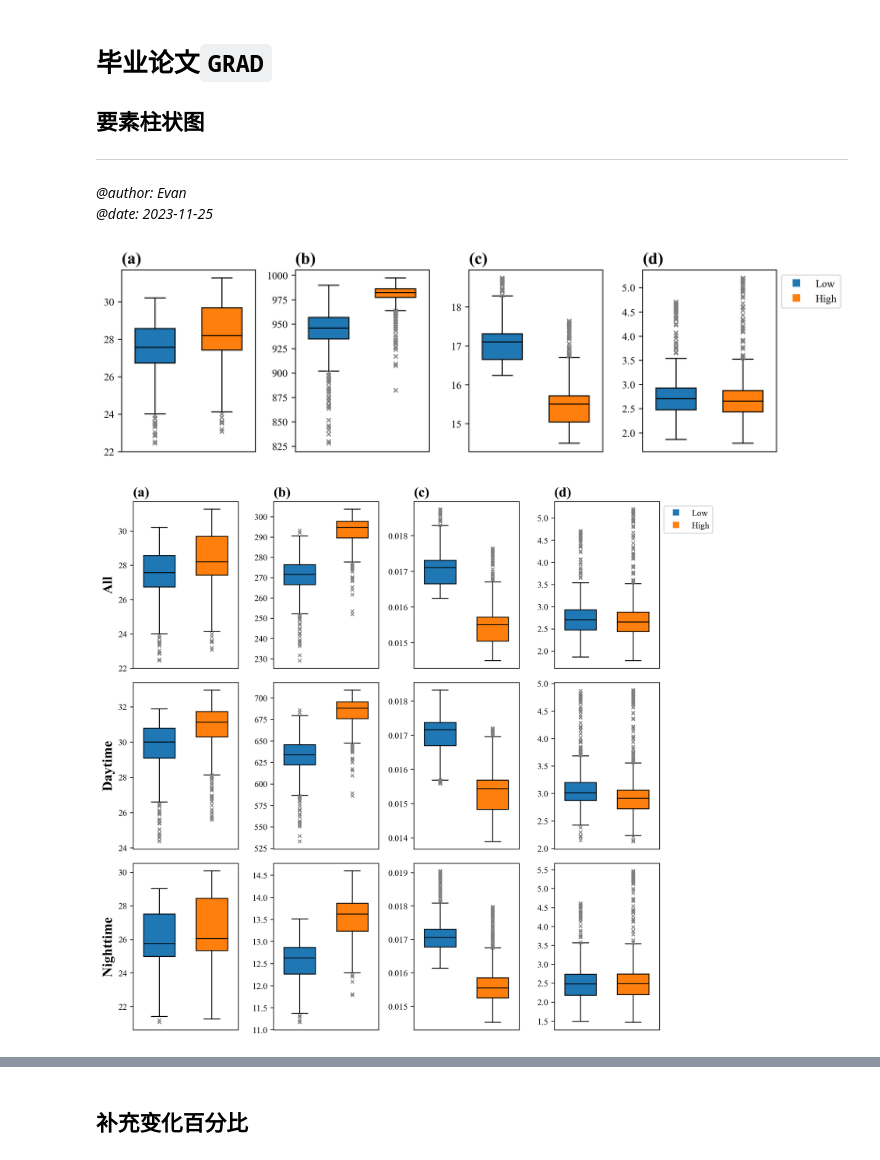
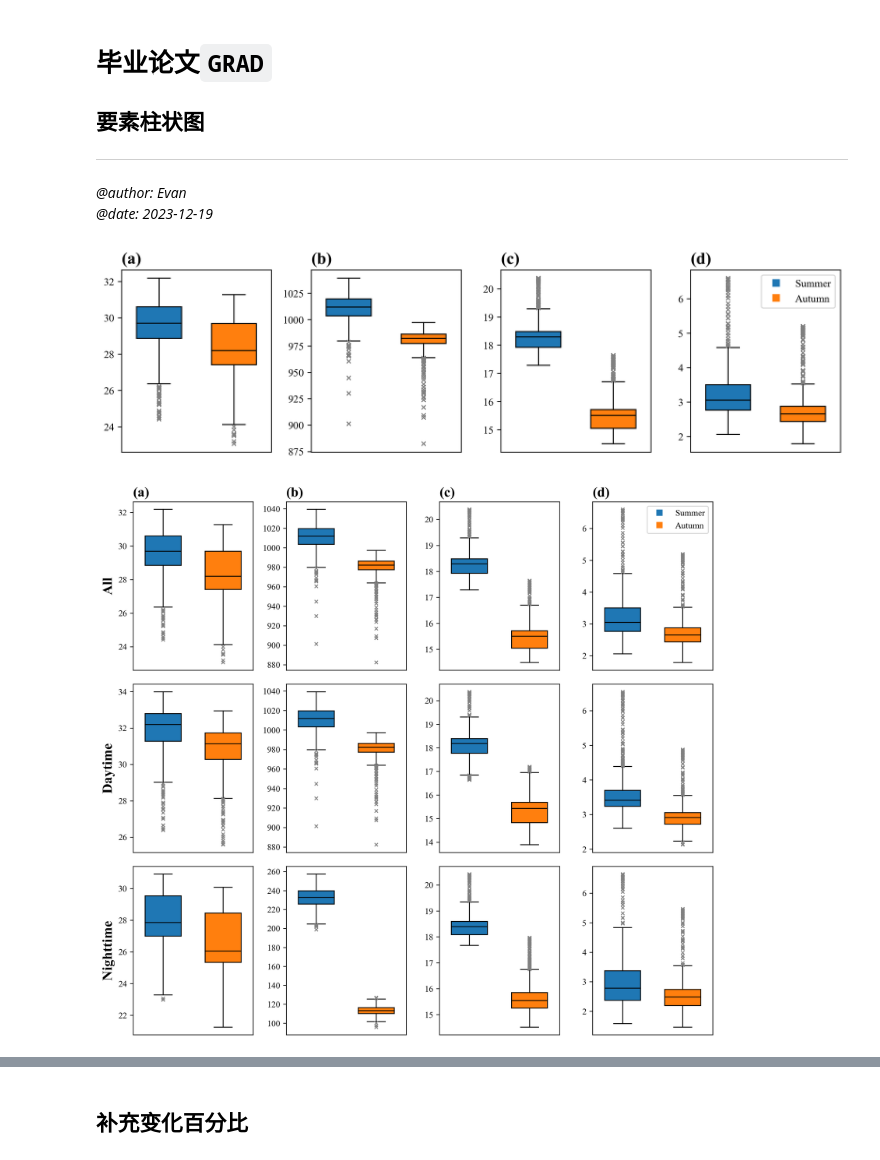
Before and after one commit to Iphisxu/MasterGRAD-Seasonally, a Jupyter notebook: scripts/Ground/Plot_box/batch.ipynb, the cells around one changed output, grey strips where cells are left out. Drawn from its saved outputs; the diff is of its cells as text; code cells hidden in the pictures.

```diff
--- a/scripts/Ground/Plot_box/batch.ipynb
+++ b/scripts/Ground/Plot_box/batch.ipynb
@@ -4,7 +4,7 @@
 
 ---
 *@author: Evan*\
-*@date: 2023-11-25*
+*@date: 2023-12-19*
 # %%
 import os
 import numpy as np
@@ -114,26 +115,24 @@ def prepare_boxdata_period(var, years, month, shp_file, period, inputdir=None):
 # %%
 vars = ['SFC_TMP','SOL_RAD','QV','WSPD10',]
 
-low_years = np.array([2016,2015,2014])
-high_years = np.array([2022,2021,2019])
-month = "Sep"
+years = np.array([2022,2021,2019])
 
 shp_file = shp_files['PRD_adm']
 
-low_data = {}
-high_data = {}
+summer = {}
+autumn = {}
 
 # 全天平均
-for var in vars:
-    low_data[var]  = prepare_boxdata(var, low_years, month, shp_file)
-    high_data[var] = prepare_boxdata(var, high_years, month, shp_file)
+for var in tqdm(vars,desc='Daily Average'):
+    summer[var] = prepare_boxdata(var, years, 'Jul', shp_file)
+    autumn[var] = prepare_boxdata(var, years, 'Sep', shp_file)
 
 # 日夜平均
 periods = ['day','night']
 for period in periods:
-    for var in vars:
-        low_data[f'{var}_{period}']  = prepare_boxdata_period(var, low_years, month, shp_file, period=period)
-        high_data[f'{var}_{period}'] = prepare_boxdata_period(var, high_years, month, shp_file, period=period)
+    for var in tqdm(vars,desc=f'{period}time average'):
+        summer[f'{var}_{period}'] = prepare_boxdata_period(var, years, 'Jul', shp_file, period=period)
+        autumn[f'{var}_{period}'] = prepare_boxdata_period(var, years, 'Sep', shp_file, period=period)
 # %%
 # Plot settings
 medianprop = {'linestyle': '-', 'color': 'black'}
@@ -145,7 +144,7 @@ fig, ax = plt.subplots(1, len(vars), figsize=(10, 3), dpi=300)
 
 # Iterate over variables
 for i, variable in enumerate(vars):
-    box_data = [low_data[variable], high_data[variable]]
+    box_data = [summer[variable], autumn[variable]]
 
     # Create boxplot
     box = ax[i].boxplot(box_data, patch_artist=True, widths=0.6,
@@ -162,7 +161,7 @@ for i, variable in enumerate(vars):
 
 # Create legend handles and labels
 legend_handles = [plt.Line2D([0], [0], marker='s', color='w', markerfacecolor=color, markersize=8) for color in ['tab:blue', 'tab:orange']]
-legend_labels = ['Low', 'High']
+legend_labels = ['Summer', 'Autumn']
 ax[-1].legend(legend_handles, legend_labels,bbox_to_anchor=(1, 1))
 
 # Adjust layout
@@ -171,7 +170,7 @@ plt.tight_layout()
 # Show the plot
 plt.show()
 # %% [output]
-[figure, old version]
+[figure, new version]
 # %%
 # Plot settings
 medianprop = {'linestyle': '-', 'color': 'black'}
@@ -183,36 +182,36 @@ fig, axs = plt.subplots(3, len(vars), figsize=(10, 9), dpi=300)
 
 # Iterate over variables and rows
 for j, variable in enumerate(vars):
     for i, period in enumerate(['', '_day', '_night']):
-        box_data = [low_data[f"{variable}{period}"], high_data[f"{variable}{period}"]]
+        box_data = [summer[f"{variable}{period}"], autumn[f"{variable}{period}"]]
 
         # Create boxplot
         box = axs[i, j].boxplot(box_data, patch_artist=True, widths=0.6,
                                 medianprops=medianprop, showfliers=True, flierprops=flierprop)
 
         # Set box colors
         colors = ['tab:blue', 'tab:orange']
         for patch, color in zip(box['boxes'], colors):
             patch.set_facecolor(color)
 
         # Set subplot title
         if i == 0:
             axs[i, j].set_title(f'({chr(97 + j)})', loc='left', fontdict=strdict)
         axs[i, j].set_xticks([])
 
 # Add legend with adjusted position
 legend_handles = [plt.Line2D([0], [0], marker='s', color='w', markerfacecolor=color, markersize=8) for color in ['tab:blue', 'tab:orange']]
-legend_labels = ['Low', 'High']
+legend_labels = ['Summer', 'Autumn']
 axs[0, -1].legend(legend_handles, legend_labels, bbox_to_anchor=(1, 1))
 
 axs[0,0].set_ylabel('All', fontdict=strdict)
 axs[1,0].set_ylabel('Daytime', fontdict=strdict)
 axs[2,0].set_ylabel('Nighttime', fontdict=strdict)
 
 plt.tight_layout()
 plt.show()
 # %% [output]
-[figure, old version]
+[figure, new version]
 # %%
 # Plot settings
 medianprop = {'linestyle': '-', 'color': 'black'}
```
Also changed, not shown: parts of 3 cells of this notebook, 1 other file.
